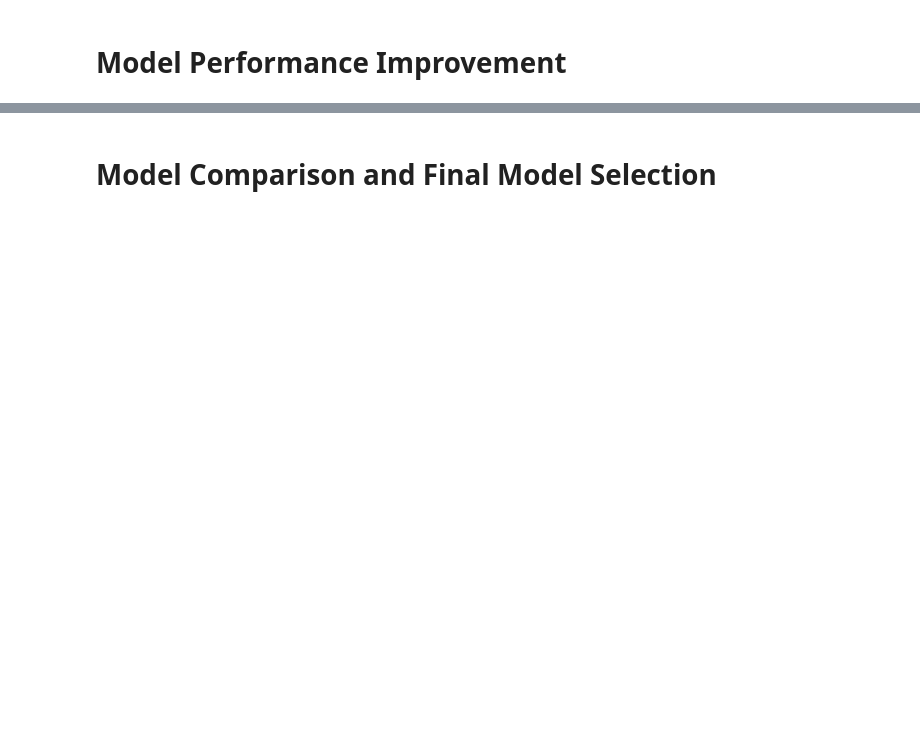
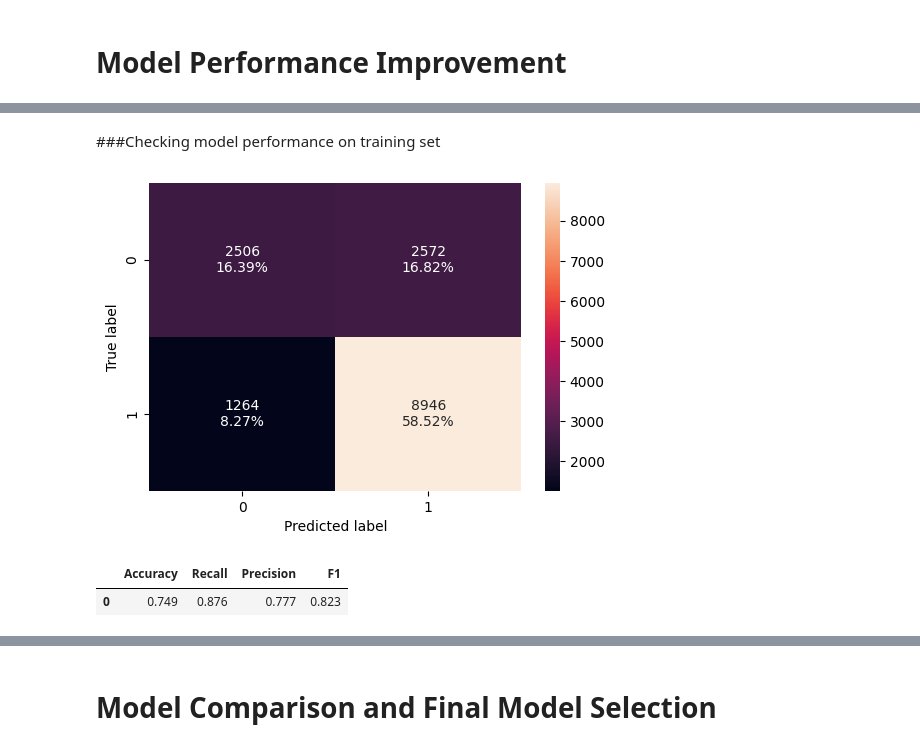
Before and after one commit to uday-d4/UTAI_AdvancedMachineLearningProject, a Jupyter notebook: Project_Full_Code_Notebook_EasyVisa (1).ipynb, the cells around one changed output, grey strips where cells are left out. Saved outputs shown, nothing was run; the diff lists cells and outputs as text; code cells hidden in the pictures; blank space fills up the shorter version.

```diff
--- a/Project_Full_Code_Notebook_EasyVisa (1).ipynb
+++ b/Project_Full_Code_Notebook_EasyVisa (1).ipynb
@@ -807,0 +918,9 @@ Name: proportion, dtype: float64
+# %%
+print("\nTraining and Validation Performance Difference:\n")
+
+for name, model in models:
+    model.fit(X_train, y_train)
+    scores_train = f1_score(y_train, model.predict(X_train))
+    scores_val = f1_score(y_val, model.predict(X_val))
+    difference1 = scores_train - scores_val
+    print("{}: Training Score: {:.4f}, Validation Score: {:.4f}, Difference: {:.4f}".format(name, scores_train, scores_val, difference1))
@@ -882,0 +1123,28 @@ param_grid={'n_estimators':np.arange(50,110,25),
+# %%
+%%time
+# Choose the type of classifier.
+abc_tuned = AdaBoostClassifier(random_state=1)
+
+# Grid of parameters to choose from
+parameters = {
+    # Let's try different max_depth for base_estimator
+    "estimator": [
+        DecisionTreeClassifier(max_depth=2, random_state=1),
+        DecisionTreeClassifier(max_depth=3, random_state=1),
+    ],
+    "n_estimators": np.arange(50,110,25),
+    "learning_rate": np.arange(0.01,0.1,0.05),
+}
+
+# Type of scoring used to compare parameter  combinations
+acc_scorer = metrics.make_scorer(metrics.f1_score)
+
+# Run the Randomized  search
+rand_obj = RandomizedSearchCV(abc_tuned, parameters, cv=5, scoring=acc_scorer, n_jobs=-1, random_state=1)
+rand_obj = rand_obj.fit(X_train, y_train)
+
+# Set the clf to the best combination of parameters
+abc_tuned = rand_obj.best_estimator_
+
+# Fit the best algorithm to the data.
+abc_tuned.fit(X_train, y_train)
@@ -882,0 +1158,12 @@ param_grid={'n_estimators':np.arange(50,110,25),
+# %% [markdown]
+###Checking model performance on training set
+# %%
+confusion_matrix_sklearn(abc_tuned, X_train, y_train)
+# %% [output]
+[figure, added]
+# %%
+abc_tuned_model_train_perf = model_performance_classification_sklearn(abc_tuned,X_train, y_train)
+abc_tuned_model_train_perf
+# %% [output]
+|  | Accuracy | Recall | Precision | F1 |
+| 0 | 0.749 | 0.876 | 0.777 | 0.823 |
```
Also changed, not shown: parts of 46 cells of this notebook.
